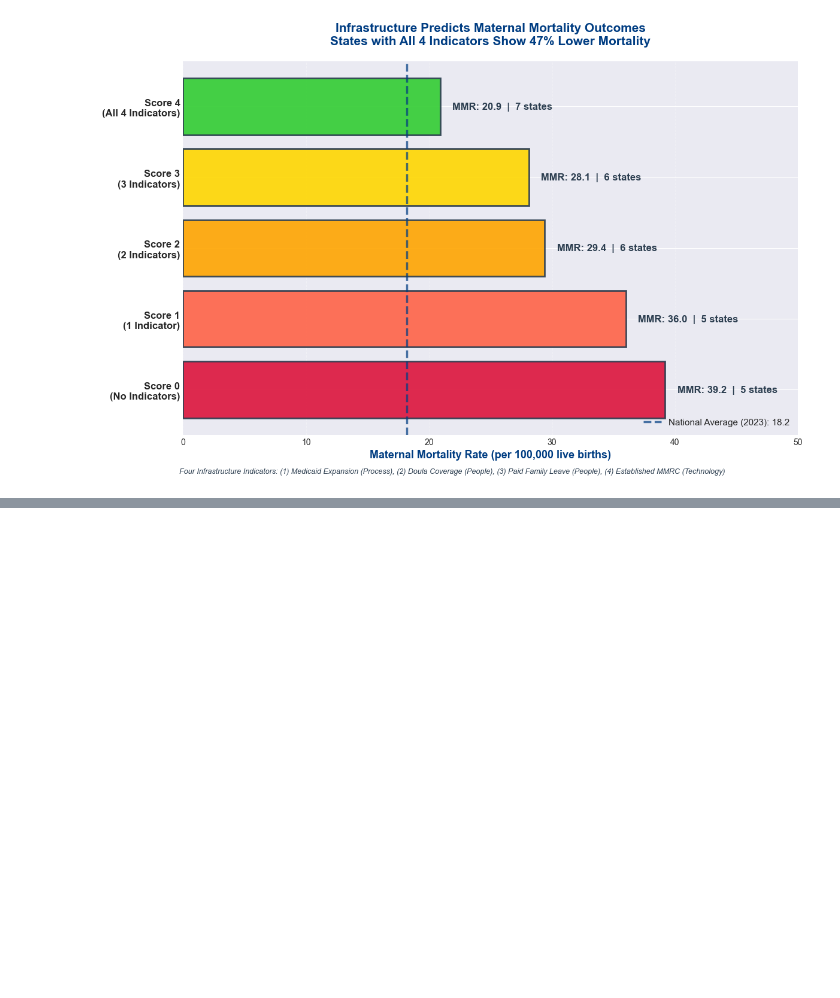
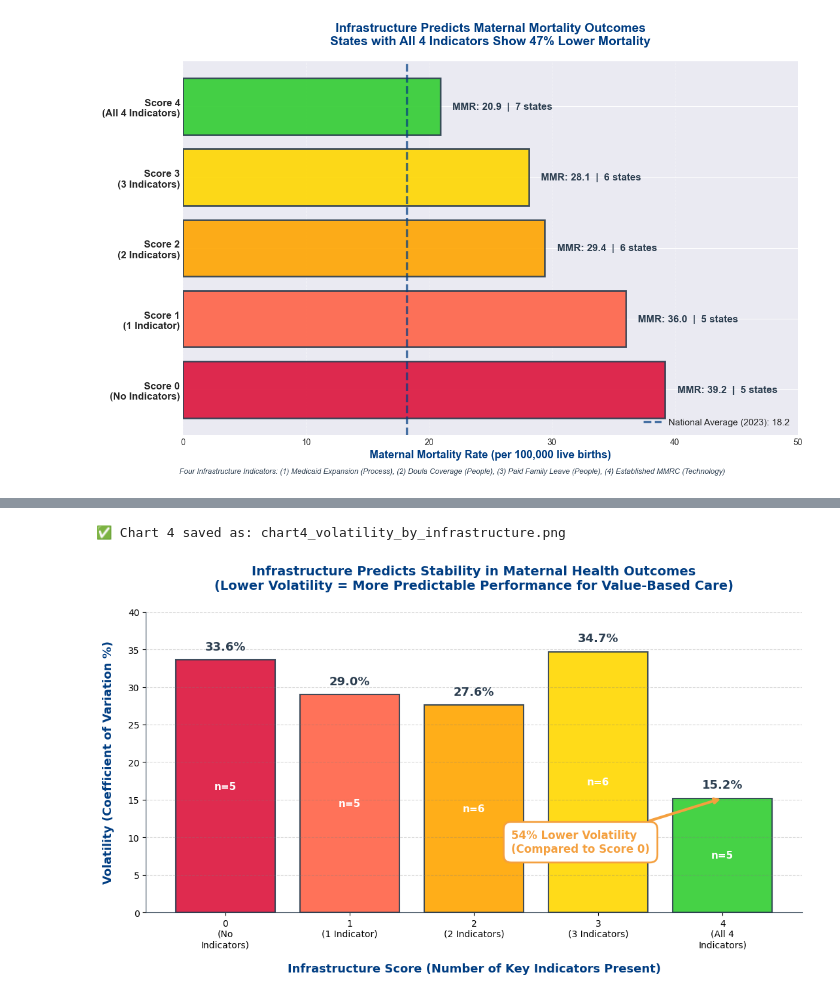
Before and after one commit to marshelton3/equity-metrics-dashboard, a Jupyter notebook: notebooks/04_policy_brief_visuals.ipynb, the cells around one changed output, grey strips where cells are left out. Drawn from its saved outputs; the diff is of its cells as text; code cells hidden in the pictures; blank space fills up the shorter version.

```diff
--- a/notebooks/04_policy_brief_visuals.ipynb
+++ b/notebooks/04_policy_brief_visuals.ipynb
@@ -442,0 +538,78 @@ plt.show()
+# %%
+import matplotlib.pyplot as plt
+import numpy as np
+
+# YOUR ACTUAL DATA (27 states)
+infrastructure_scores = [0, 1, 2, 3, 4]
+volatility_cv = [33.6, 29.0, 27.6, 34.7, 15.2]
+state_counts = [5, 5, 6, 6, 5]  # Corrected: Score 4 has 5 states, not 7
+
+# Create figure with professional styling
+fig, ax = plt.subplots(figsize=(11, 7), facecolor='white')
+
+# Create bar chart with color gradient (red=bad, green=good)
+colors = ['#DC143C', '#FF6347', '#FFA500', '#FFD700', '#32CD32']
+bars = ax.bar(infrastructure_scores, volatility_cv,
+               color=colors,
+               edgecolor='#2C3E50', linewidth=1.5, alpha=0.9)
+
+# Add value labels on top of bars
+for i, (score, cv, count) in enumerate(zip(infrastructure_scores, volatility_cv, state_counts)):
+    # Percentage on top
+    ax.text(score, cv + 1, f'{cv}%',
+            ha='center', va='bottom', fontsize=13, fontweight='bold', color='#2C3E50')
+    # Sample size in middle of bar
+    ax.text(score, cv/2, f'n={count}',
+            ha='center', va='center', fontsize=11, color='white', fontweight='bold')
+
+# Labels and title - INCREASED LABELPAD for more spacing
+ax.set_xlabel('Infrastructure Score (Number of Key Indicators Present)',
+              fontsize=13, fontweight='bold', color='#003D82', labelpad=15)
+ax.set_ylabel('Volatility (Coefficient of Variation %)',
+              fontsize=13, fontweight='bold', color='#003D82', labelpad=15)
+ax.set_title('Infrastructure Predicts Stability in Maternal Health Outcomes\n(Lower Volatility = More Predictable Performance for Value-Based Care)',
+             fontsize=14, fontweight='bold', color='#003D82', pad=25)
+
+# X-axis labels
+ax.set_xticks(infrastructure_scores)
+ax.set_xticklabels(['0\n(No\nIndicators)',
+                     '1\n(1 Indicator)',
+                     '2\n(2 Indicators)',
+                     '3\n(3 Indicators)',
+                     '4\n(All 4\nIndicators)'],
+                   fontsize=10)
+
+# Y-axis
+ax.set_ylim(0, 40)
+ax.set_yticks(np.arange(0, 41, 5))
+ax.yaxis.grid(True, linestyle='--', alpha=0.3, color='gray')
+
+# Add annotation showing the key finding
+ax.annotate('54% Lower Volatility\n(Compared to Score 0)',
+            xy=(4, 15.2), xytext=(2.3, 8),
+            arrowprops=dict(arrowstyle='->', color='#F4A03F', lw=3),
+            fontsize=12, fontweight='bold', color='#F4A03F',
+            bbox=dict(boxstyle='round,pad=0.7', facecolor='white',
+                     edgecolor='#F4A03F', linewidth=2))
+
+# Clean styling
+ax.spines['top'].set_visible(False)
+ax.spines['right'].set_visible(False)
+ax.spines['left'].set_color('#2C3E50')
+ax.spines['bottom'].set_color('#2C3E50')
+
+# Adjust layout for footnote
+plt.tight_layout()
+plt.subplots_adjust(bottom=0.22)
+
+# Add note about indicators - REMOVED (you'll add in Word caption)
+
+# Save high-resolution version
+plt.savefig('chart4_volatility_by_infrastructure.png',
+            dpi=300, bbox_inches='tight', facecolor='white')
+
+print("✅ Chart 4 saved as: chart4_volatility_by_infrastructure.png")
+plt.show()
+# %% [output]
+✅ Chart 4 saved as: chart4_volatility_by_infrastructure.png
+[figure, added]
```
Also changed, not shown: parts of 6 cells of this notebook, 12 other files.
